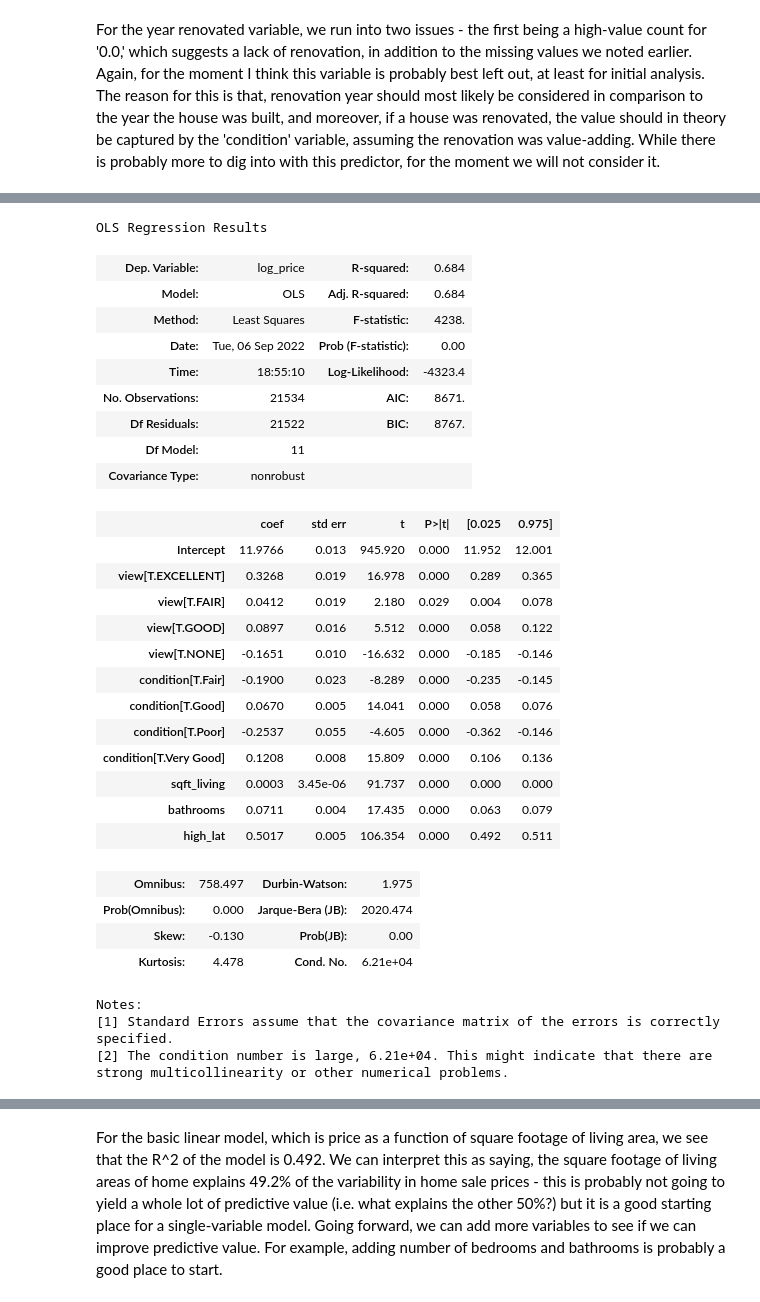
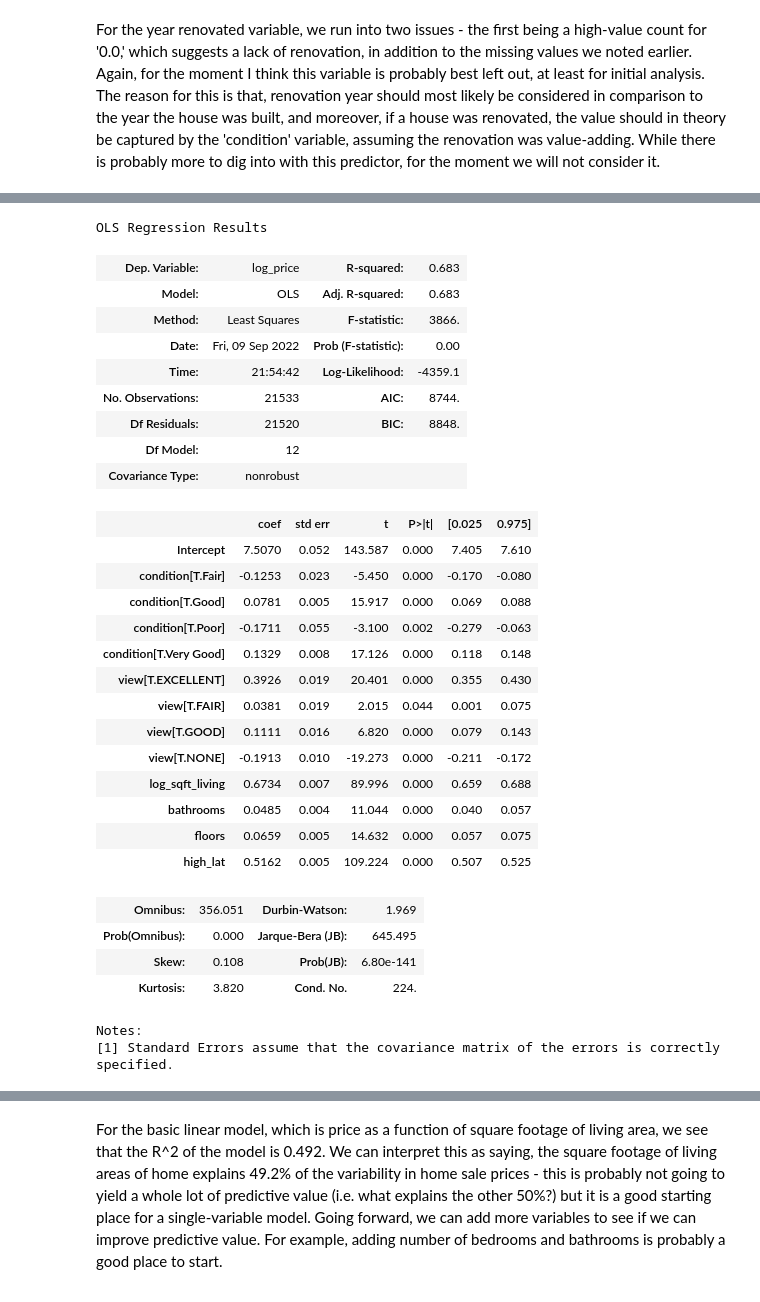
Before and after one commit to adobronyi/king_county_real_estate, a Jupyter notebook: student.ipynb, the cells around one changed output, grey strips where cells are left out. Drawn from its saved outputs; the diff is of its cells as text; code cells hidden in the pictures.

```diff
--- a/student.ipynb
+++ b/student.ipynb
@@ -488,38 +1301,37 @@ Notes:
 strong multicollinearity or other numerical problems.
 # %%
 # MODEL 2: log_price ~ log_sqft_living + bedrooms + bathrooms
-formula = 'log_price ~ sqft_living + bathrooms + high_lat + view + condition'
+formula = 'log_price ~ log_sqft_living + bathrooms + floors + condition + high_lat + view'
 model = ols(formula=formula, data=df_new).fit()
 model.summary()
 # %% [output]
 OLS Regression Results
-| Dep. Variable: | log_price | R-squared: | 0.684 |
-| Model: | OLS | Adj. R-squared: | 0.684 |
-| Method: | Least Squares | F-statistic: | 4238. |
-| Date: | Tue, 06 Sep 2022 | Prob (F-statistic): | 0.00 |
-| Time: | 18:55:10 | Log-Likelihood: | -4323.4 |
-| No. Observations: | 21534 | AIC: | 8671. |
-| Df Residuals: | 21522 | BIC: | 8767. |
-| Df Model: | 11 |  |  |
+| Dep. Variable: | log_price | R-squared: | 0.683 |
+| Model: | OLS | Adj. R-squared: | 0.683 |
+| Method: | Least Squares | F-statistic: | 3866. |
+| Date: | Fri, 09 Sep 2022 | Prob (F-statistic): | 0.00 |
+| Time: | 21:54:42 | Log-Likelihood: | -4359.1 |
+| No. Observations: | 21533 | AIC: | 8744. |
+| Df Residuals: | 21520 | BIC: | 8848. |
+| Df Model: | 12 |  |  |
 | Covariance Type: | nonrobust |  |  |
 |  | coef | std err | t | P>|t| | [0.025 | 0.975] |
-| Intercept | 11.9766 | 0.013 | 945.920 | 0.000 | 11.952 | 12.001 |
-| view[T.EXCELLENT] | 0.3268 | 0.019 | 16.978 | 0.000 | 0.289 | 0.365 |
-| view[T.FAIR] | 0.0412 | 0.019 | 2.180 | 0.029 | 0.004 | 0.078 |
-| view[T.GOOD] | 0.0897 | 0.016 | 5.512 | 0.000 | 0.058 | 0.122 |
-| view[T.NONE] | -0.1651 | 0.010 | -16.632 | 0.000 | -0.185 | -0.146 |
-| condition[T.Fair] | -0.1900 | 0.023 | -8.289 | 0.000 | -0.235 | -0.145 |
-| condition[T.Good] | 0.0670 | 0.005 | 14.041 | 0.000 | 0.058 | 0.076 |
-| condition[T.Poor] | -0.2537 | 0.055 | -4.605 | 0.000 | -0.362 | -0.146 |
-| condition[T.Very Good] | 0.1208 | 0.008 | 15.809 | 0.000 | 0.106 | 0.136 |
-| sqft_living | 0.0003 | 3.45e-06 | 91.737 | 0.000 | 0.000 | 0.000 |
-| bathrooms | 0.0711 | 0.004 | 17.435 | 0.000 | 0.063 | 0.079 |
-| high_lat | 0.5017 | 0.005 | 106.354 | 0.000 | 0.492 | 0.511 |
+| Intercept | 7.5070 | 0.052 | 143.587 | 0.000 | 7.405 | 7.610 |
+| condition[T.Fair] | -0.1253 | 0.023 | -5.450 | 0.000 | -0.170 | -0.080 |
+| condition[T.Good] | 0.0781 | 0.005 | 15.917 | 0.000 | 0.069 | 0.088 |
+| condition[T.Poor] | -0.1711 | 0.055 | -3.100 | 0.002 | -0.279 | -0.063 |
+| condition[T.Very Good] | 0.1329 | 0.008 | 17.126 | 0.000 | 0.118 | 0.148 |
+| view[T.EXCELLENT] | 0.3926 | 0.019 | 20.401 | 0.000 | 0.355 | 0.430 |
+| view[T.FAIR] | 0.0381 | 0.019 | 2.015 | 0.044 | 0.001 | 0.075 |
+| view[T.GOOD] | 0.1111 | 0.016 | 6.820 | 0.000 | 0.079 | 0.143 |
+| view[T.NONE] | -0.1913 | 0.010 | -19.273 | 0.000 | -0.211 | -0.172 |
+| log_sqft_living | 0.6734 | 0.007 | 89.996 | 0.000 | 0.659 | 0.688 |
+| bathrooms | 0.0485 | 0.004 | 11.044 | 0.000 | 0.040 | 0.057 |
+| floors | 0.0659 | 0.005 | 14.632 | 0.000 | 0.057 | 0.075 |
+| high_lat | 0.5162 | 0.005 | 109.224 | 0.000 | 0.507 | 0.525 |
-| Omnibus: | 758.497 | Durbin-Watson: | 1.975 |
-| Prob(Omnibus): | 0.000 | Jarque-Bera (JB): | 2020.474 |
-| Skew: | -0.130 | Prob(JB): | 0.00 |
-| Kurtosis: | 4.478 | Cond. No. | 6.21e+04 |
+| Omnibus: | 356.051 | Durbin-Watson: | 1.969 |
+| Prob(Omnibus): | 0.000 | Jarque-Bera (JB): | 645.495 |
+| Skew: | 0.108 | Prob(JB): | 6.80e-141 |
+| Kurtosis: | 3.820 | Cond. No. | 224. |
 Notes:
 [1] Standard Errors assume that the covariance matrix of the errors is correctly specified.
-[2] The condition number is large, 6.21e+04. This might indicate that there are
-strong multicollinearity or other numerical problems.
```
Also changed, not shown: parts of 56 cells of this notebook.
